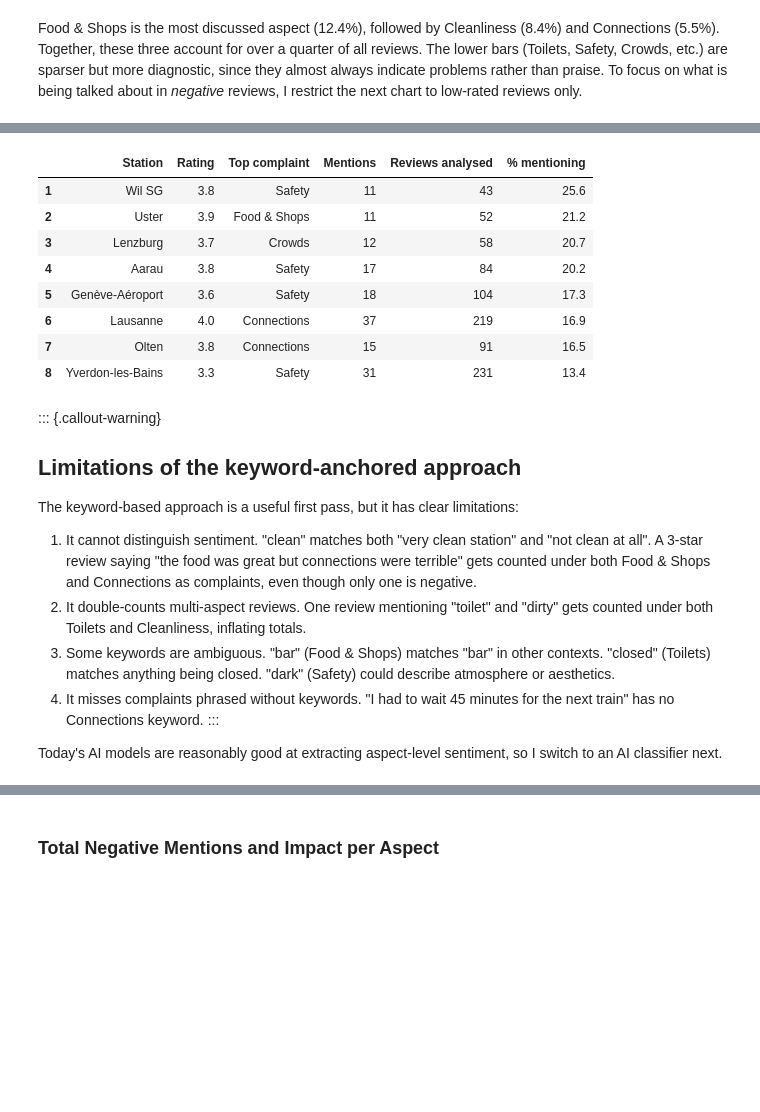
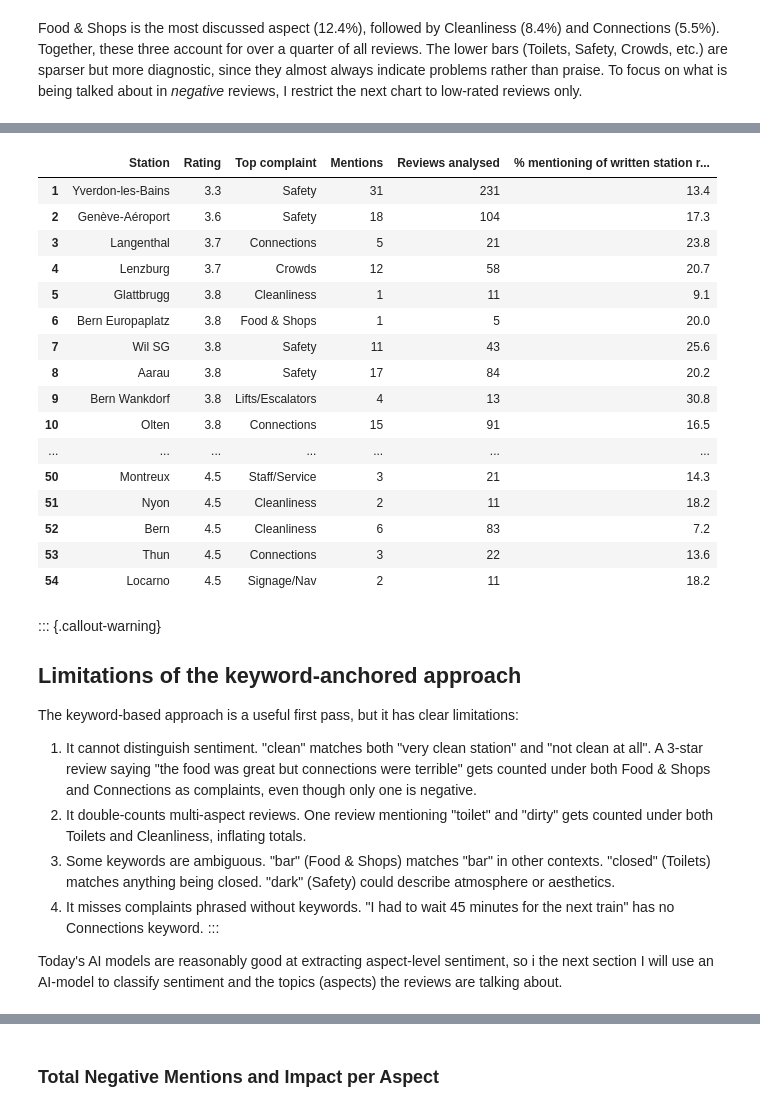
Before and after one commit to miniatureseal/sbb-train-station-analysis, a Jupyter notebook: notebooks/station_reviews.ipynb, the cells around one changed output, grey strips where cells are left out. Drawn from its saved outputs; the diff is of its cells as text; code cells hidden in the pictures; blank space fills up the shorter version.

```diff
--- a/notebooks/station_reviews.ipynb
+++ b/notebooks/station_reviews.ipynb
@@ -922,47 +904,53 @@ fig.show()
 [interactive output not drawn]
 # %%
 #| label: fig-per-station-pain
-#| fig-cap: "Dominant complaint topic per station (keyword anchoring)."
-# Per-station dominant complaint topic (stations rated <= 4.0, >= 10 complaints)
+#| fig-cap: "Dominant complaint topic per station (keyword anchoring). Sorted by rating of the station."
+# Per-station dominant complaint topic (stations rated <= 3.0, >= 10 complaints)
 low_rev = reviews[reviews['rating'] <= 3].merge(done[['opuic','name','overall_rating']], on='opuic', how='left').copy()
-low_rev = low_rev[low_rev['overall_rating'] <= 4.0]
+low_rev = low_rev[low_rev['overall_rating'] <= 4.5]
 low_rev['text_lower'] = low_rev['text'].str.lower()
 
 rows = []
 for opuic, grp in low_rev.groupby('opuic'):
     txt = grp['text_lower'].dropna()
     if len(txt) < 5:
         continue
     scores = {asp: txt.str.contains('|'.join(kws), regex=True).sum() for asp, kws in ASPECTS.items()}
     top_asp = max(scores, key=scores.get)
-    if scores[top_asp] < 10:
-        continue
     rows.append({
-        'Station':          grp['name'].iloc[0],
-        'Rating':           grp['overall_rating'].iloc[0],
-        'Top complaint':    top_asp,
-        'Mentions':         scores[top_asp],
+        'Station': grp['name'].iloc[0],
+        'Rating': grp['overall_rating'].iloc[0],
+        'Top complaint': top_asp,
+        'Mentions': scores[top_asp],
         'Reviews analysed': len(txt),
-        '% mentioning':     round(scores[top_asp] / len(txt) * 100, 1),
+        '% mentioning of written station reviews': round(scores[top_asp] / len(txt) * 100, 1),
     })
 
 pain_df = (
     pd.DataFrame(rows)
-    .sort_values('% mentioning', ascending=False)
+    .sort_values('Rating', ascending=True)
     .reset_index(drop=True)
 )
 pain_df.index += 1
 pain_df
 # %% [output]
-|  | Station | Rating | Top complaint | Mentions | Reviews analysed | % mentioning |
-| 1 | Wil SG | 3.8 | Safety | 11 | 43 | 25.6 |
-| 2 | Uster | 3.9 | Food & Shops | 11 | 52 | 21.2 |
-| 3 | Lenzburg | 3.7 | Crowds | 12 | 58 | 20.7 |
-| 4 | Aarau | 3.8 | Safety | 17 | 84 | 20.2 |
-| 5 | Genève-Aéroport | 3.6 | Safety | 18 | 104 | 17.3 |
-| 6 | Lausanne | 4.0 | Connections | 37 | 219 | 16.9 |
-| 7 | Olten | 3.8 | Connections | 15 | 91 | 16.5 |
-| 8 | Yverdon-les-Bains | 3.3 | Safety | 31 | 231 | 13.4 |
+|  | Station | Rating | Top complaint | Mentions | Reviews analysed | % mentioning of written station r... |
+| 1 | Yverdon-les-Bains | 3.3 | Safety | 31 | 231 | 13.4 |
+| 2 | Genève-Aéroport | 3.6 | Safety | 18 | 104 | 17.3 |
+| 3 | Langenthal | 3.7 | Connections | 5 | 21 | 23.8 |
+| 4 | Lenzburg | 3.7 | Crowds | 12 | 58 | 20.7 |
+| 5 | Glattbrugg | 3.8 | Cleanliness | 1 | 11 | 9.1 |
+| 6 | Bern Europaplatz | 3.8 | Food & Shops | 1 | 5 | 20.0 |
+| 7 | Wil SG | 3.8 | Safety | 11 | 43 | 25.6 |
+| 8 | Aarau | 3.8 | Safety | 17 | 84 | 20.2 |
+| 9 | Bern Wankdorf | 3.8 | Lifts/Escalators | 4 | 13 | 30.8 |
+| 10 | Olten | 3.8 | Connections | 15 | 91 | 16.5 |
+| ... | ... | ... | ... | ... | ... | ... |
+| 50 | Montreux | 4.5 | Staff/Service | 3 | 21 | 14.3 |
+| 51 | Nyon | 4.5 | Cleanliness | 2 | 11 | 18.2 |
+| 52 | Bern | 4.5 | Cleanliness | 6 | 83 | 7.2 |
+| 53 | Thun | 4.5 | Connections | 3 | 22 | 13.6 |
+| 54 | Locarno | 4.5 | Signage/Nav | 2 | 11 | 18.2 |
 # %% [markdown]
 ::: {.callout-warning}
 ## Limitations of the keyword-anchored approach
@@ -974,7 +962,7 @@ The keyword-based approach is a useful first pass, but it has clear limitations:
 4. It misses complaints phrased without keywords. "I had to wait 45 minutes for the next train" has no Connections keyword.
 :::
 
-Today's AI models are reasonably good at extracting aspect-level sentiment, so I switch to an AI classifier next.
+Today's AI models are reasonably good at extracting aspect-level sentiment, so i the next section I will use an AI-model to classify sentiment and the topics (aspects) the reviews are talking about.
 # %% [markdown]
 ### AI-Powered Aspect Classification
 
```
Also changed, not shown: parts of 39 cells of this notebook.
